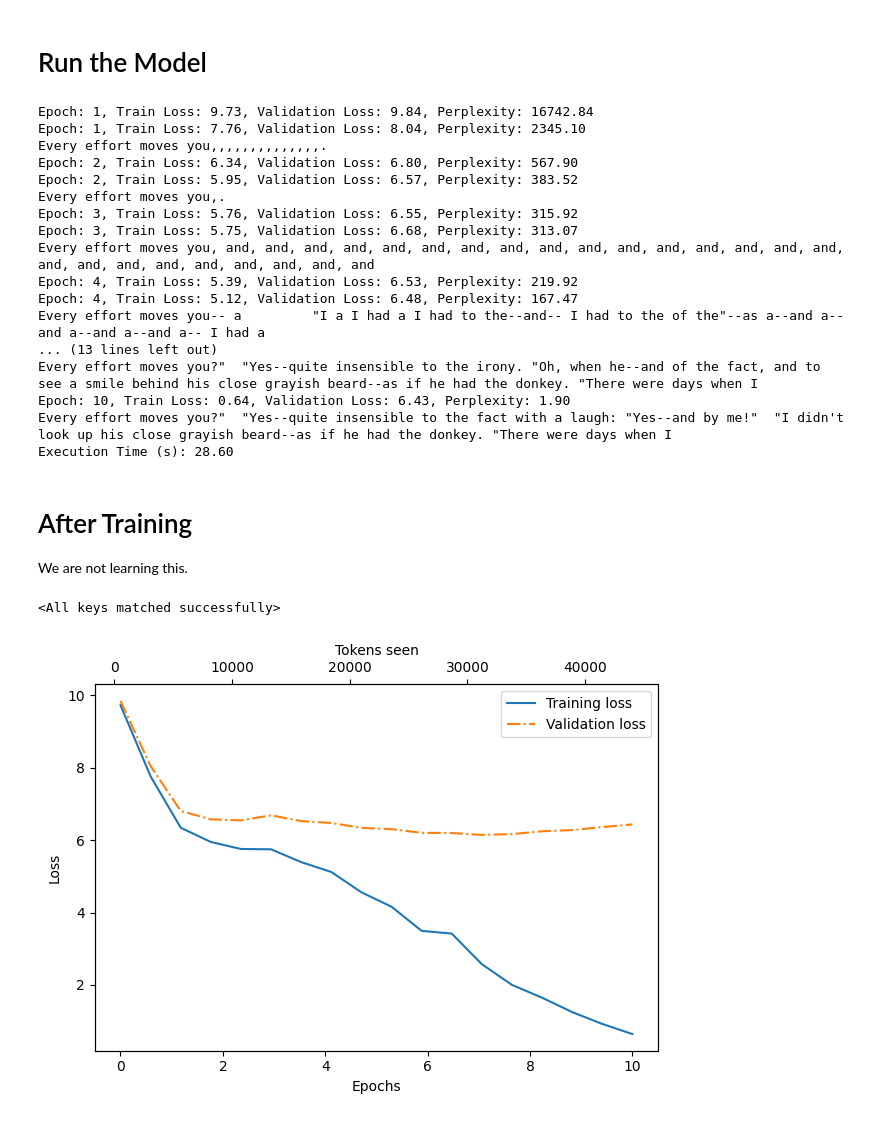
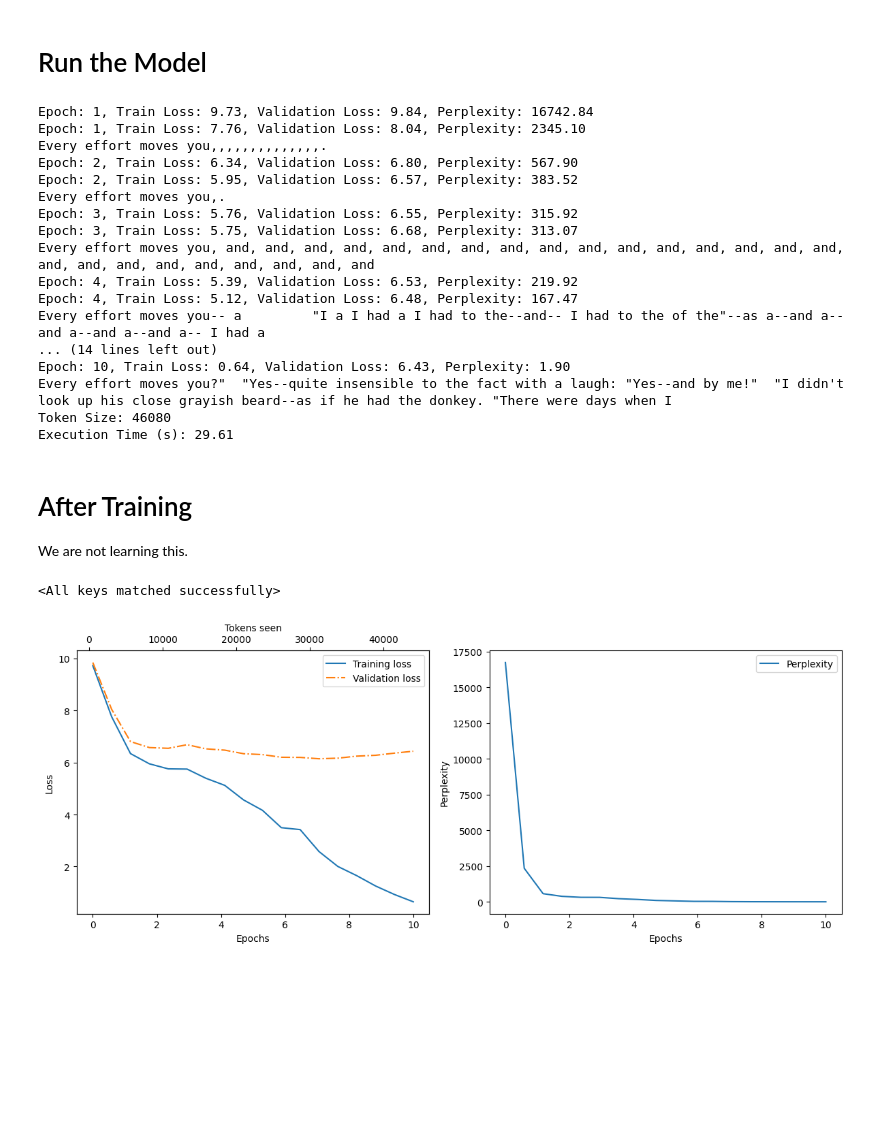
Before and after one commit to rastri-dey/Ground-up-implementations-ML-algorithms-, a Jupyter notebook: LLM_scratch.ipynb, the cells around one changed output. Cells and saved outputs as stored; diff of their text form; code cells hidden in the pictures; blank space fills up the shorter version.

Commit message:
Evaluate model scale and perplexity data

```diff
--- a/LLM_scratch.ipynb
+++ b/LLM_scratch.ipynb
@@ -478,7 +472,7 @@ def print_sample(model, tokenizer, device, start_context):
 ### Training Loop
 # %%
 def train_model(model, tokenizer, start_context, train_loader, val_loader, optimizer, eval_freq, eval_iter, num_epochs, device):
-  train_losses, val_losses, track_tokens_seen = [], [], []
+  train_losses, val_losses, track_tokens_seen, perplexity_all = [], [], [], []
   tokens_seen = 0
   eval_step = -1
 
@@ -501,13 +495,16 @@ def train_model(model, tokenizer, start_context, train_loader, val_loader, optim
         track_tokens_seen.append(tokens_seen)
 
         perplexity = torch.exp(torch.tensor(train_loss))
+        perplexity_all.append(perplexity)
 
         print(f"Epoch: {epoch+1}, Train Loss: {train_loss:.2f}, Validation Loss: {val_loss:.2f}, Perplexity: {perplexity:.2f}")
 
 
     print_sample(model, tokenizer, device, start_context)
 
-  return train_losses, val_losses, track_tokens_seen
+  print(f"Token Size: {tokens_seen}")
+
+  return train_losses, val_losses, track_tokens_seen, perplexity_all
 # %% [markdown]
 # Run the Model
 # %%
@@ -588,14 +585,14 @@ val_loader = create_dataloader(txt = text_data[split_id:],
 tokenizer = tiktoken.get_encoding("gpt2")
 
 start_time = time.time()
-train_losses, val_losses, num_tokens_seen = train_model(model,
+train_losses, val_losses, num_tokens_seen, perplexity_all = train_model(model,
                                                          tokenizer = tokenizer,
                                                          start_context = "Every effort moves you",
                                                          train_loader = train_loader,
                                                          val_loader = val_loader,
                                                          optimizer = optimizer,
                                                          eval_freq = 5,
-                                                         eval_iter = 5,                              # The start_context is very simple, so num_batches (or eval_iter here) = 1
+                                                         eval_iter = 5,
                                                          num_epochs = OTHER_SETTINGS["num_epochs"],
                                                          device = device)
 
@@ -613,19 +610,20 @@ Every effort moves you, and, and, and, and, and, and, and, and, and, and, and, a
 Epoch: 4, Train Loss: 5.39, Validation Loss: 6.53, Perplexity: 219.92
 Epoch: 4, Train Loss: 5.12, Validation Loss: 6.48, Perplexity: 167.47
 Every effort moves you-- a         "I a I had a I had to the--and-- I had to the of the"--as a--and a--and a--and a--and a-- I had a
-... (13 lines left out)
-Every effort moves you?"  "Yes--quite insensible to the irony. "Oh, when he--and of the fact, and to see a smile behind his close grayish beard--as if he had the donkey. "There were days when I
+... (14 lines left out)
 Epoch: 10, Train Loss: 0.64, Validation Loss: 6.43, Perplexity: 1.90
 Every effort moves you?"  "Yes--quite insensible to the fact with a laugh: "Yes--and by me!"  "I didn't look up his close grayish beard--as if he had the donkey. "There were days when I
-Execution Time (s): 28.60
+Token Size: 46080
+Execution Time (s): 29.61
 # %% [markdown]
 # After Training
 We are not learning this.
 # %%
 import matplotlib.pyplot as plt
 
-def plot_losses(epochs_seen, tokens_seen, train_losses, val_losses):
-    fig, ax1 = plt.subplots()
+def plot_losses(epochs_seen, tokens_seen, train_losses, val_losses, perplexity):
+    fig = plt.figure(figsize = (12,5))
+    ax1 = fig.add_subplot(121)
 
     # Plot training and validation loss against epochs
     ax1.plot(epochs_seen, train_losses, label="Training loss")
@@ -639,20 +637,28 @@ def plot_losses(epochs_seen, tokens_seen, train_losses, val_losses):
     ax2.plot(tokens_seen, train_losses, alpha=0)  # Invisible plot for aligning ticks
     ax2.set_xlabel("Tokens seen")
 
+    ax3 = fig.add_subplot(122)
+    ax3.plot(epochs_seen, perplexity, label="Perplexity")
+    ax3.set_xlabel("Epochs")
+    ax3.set_ylabel("Perplexity")
+    ax3.legend(loc="upper right")
+
     fig.tight_layout()  # Adjust layout to make room
+
+    return fig
 # %%
 # Plot results
 epochs_tensor = torch.linspace(0, OTHER_SETTINGS["num_epochs"], len(train_losses))
-plot_losses(epochs_tensor, num_tokens_seen, train_losses, val_losses)
-plt.savefig("loss.pdf")
+performance_metrics = plot_losses(epochs_tensor, num_tokens_seen, train_losses, val_losses, perplexity_all)
+performance_metrics.savefig("loss.pdf")
 
 # Save and load model
 torch.save(model.state_dict(), "model.pth")
 model = GPTModel(GPT_CONFIG)
 model.load_state_dict(torch.load("model.pth", weights_only=True))
 # %% [output]
 <All keys matched successfully>
-[figure, old version]
+[figure, new version]
 # %% [markdown]
 ### Result Analysis
 Notice that there is huge difference between Training Loss and Validation Loss, it's a clear sign of Overfitting. This is because:
```
Also changed, not shown: parts of 4 cells of this notebook.
